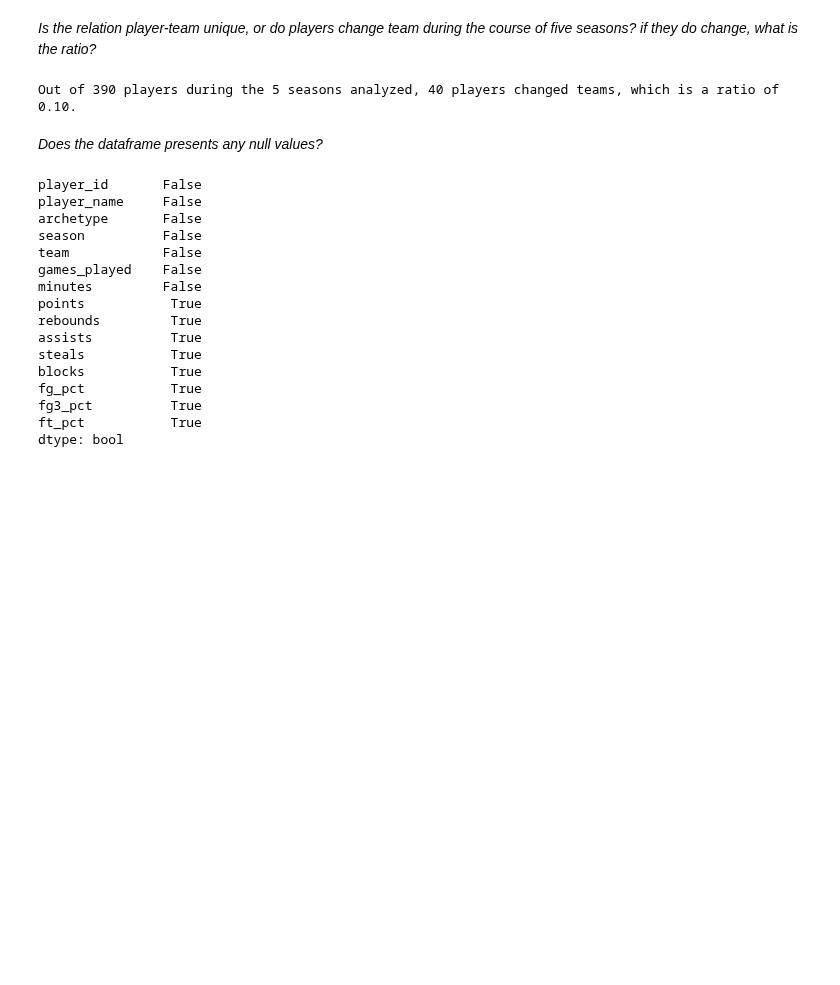
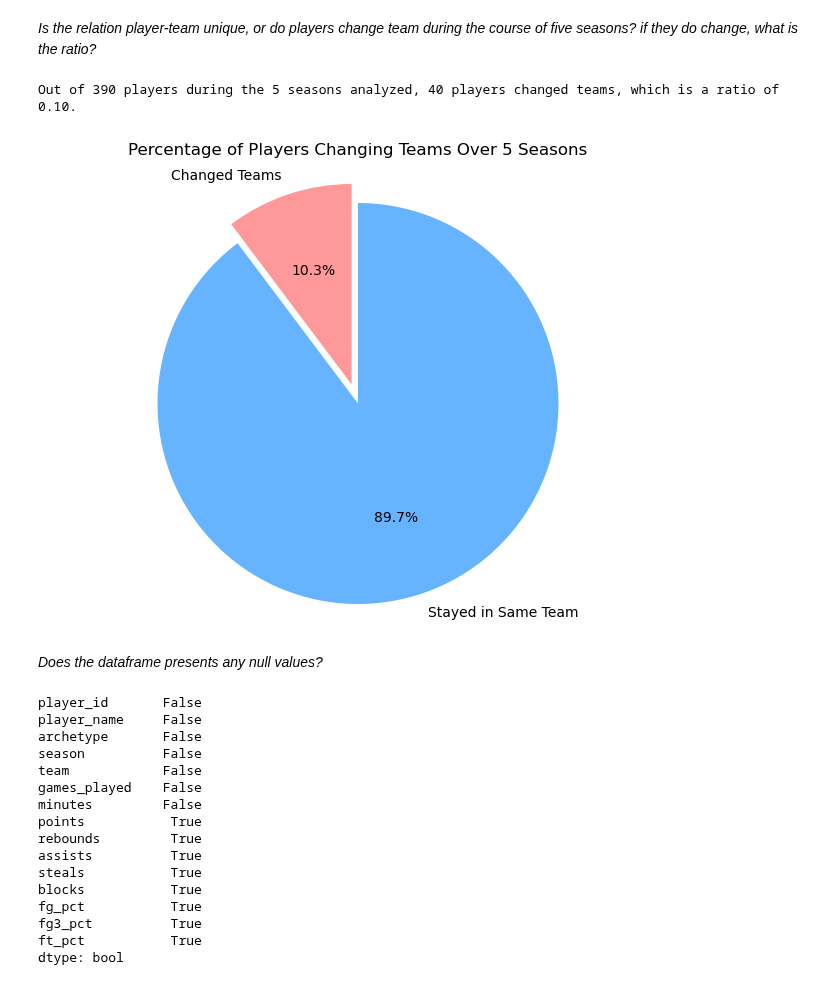
Before and after one commit to mrme77/Fantasy-League-Recommender, a Jupyter notebook: DataAnalysis.ipynb, the cells around one changed output. Cells and saved outputs as stored; diff of their text form; code cells hidden in the pictures; blank space fills up the shorter version.

```diff
--- a/DataAnalysis.ipynb
+++ b/DataAnalysis.ipynb
@@ -100,6 +100,26 @@ print(
 )
 # %% [output]
 Out of 390 players during the 5 seasons analyzed, 40 players changed teams, which is a ratio of 0.10.
+# %%
+
+total_players = df.player_id.nunique()
+changed_teams = len(players_swapped_list)
+unchanged_teams = total_players - changed_teams
+
+# Data for the pie chart
+labels = ['Changed Teams', 'Stayed in Same Team']
+sizes = [changed_teams, unchanged_teams]
+colors = ['#ff9999', '#66b3ff']
+explode = (0.1, 0)
+
+# Create the pie chart
+plt.figure(figsize=(8, 6))
+plt.pie(sizes, explode=explode, labels=labels, colors=colors, autopct='%1.1f%%', startangle=90)
+plt.title('Percentage of Players Changing Teams Over 5 Seasons')
+plt.axis('equal')
+plt.show()
+# %% [output]
+[figure, added]
 # %% [markdown]
 <p> <i>Does the dataframe presents any null values?</i></p>
 # %%
```
Also changed, not shown: parts of 18 cells of this notebook, 6 other files.
